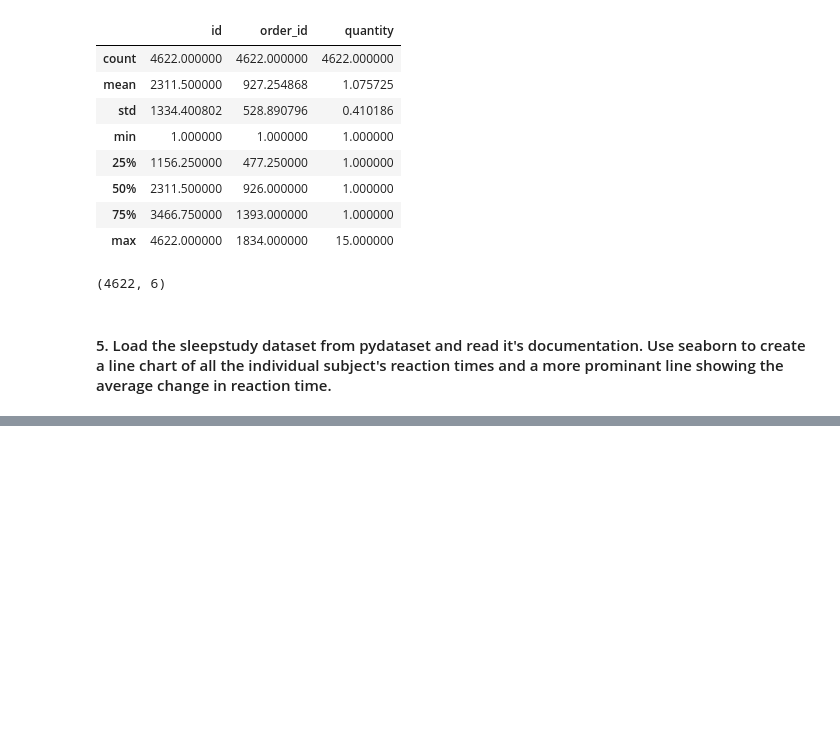
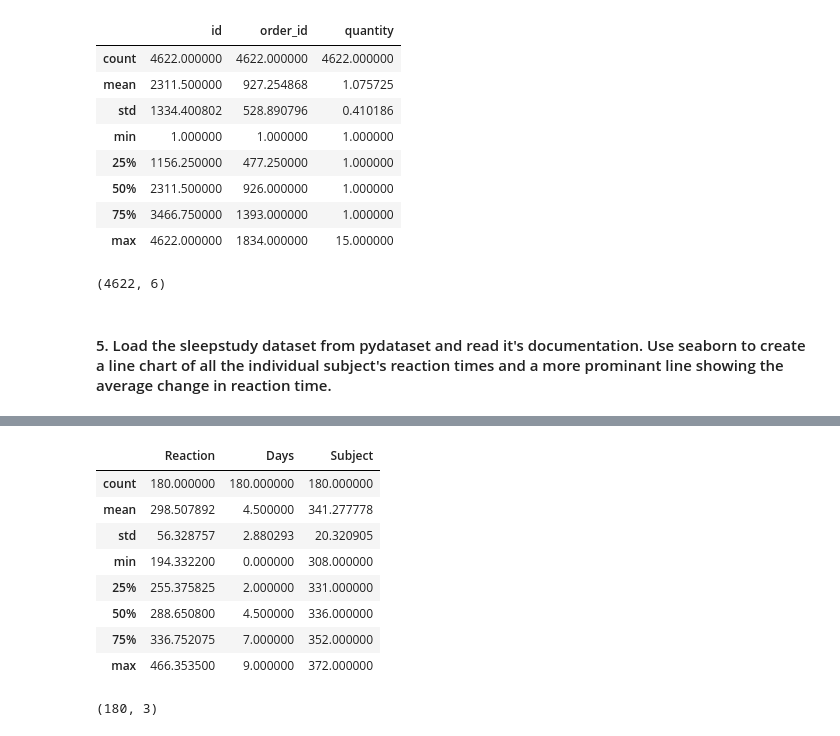
Before and after one commit to annie-carter/numpy-pandas-visualization-exercises, a Jupyter notebook: seaborn_exercises.ipynb, the cells around one changed output, grey strips where cells are left out. Saved outputs shown, nothing was run; the diff lists cells and outputs as text; code cells hidden in the pictures; blank space fills up the shorter version.

```diff
--- a/seaborn_exercises.ipynb
+++ b/seaborn_exercises.ipynb
@@ -292,0 +323,16 @@ most_rev = sum('item_price'* 'quanity')
+# %%
+sleepstudy.describe()
+# %% [output]
+|  | Reaction | Days | Subject |
+| count | 180.000000 | 180.000000 | 180.000000 |
+| mean | 298.507892 | 4.500000 | 341.277778 |
+| std | 56.328757 | 2.880293 | 20.320905 |
+| min | 194.332200 | 0.000000 | 308.000000 |
+| 25% | 255.375825 | 2.000000 | 331.000000 |
+| 50% | 288.650800 | 4.500000 | 336.000000 |
+| 75% | 336.752075 | 7.000000 | 352.000000 |
+| max | 466.353500 | 9.000000 | 372.000000 |
+# %%
+sleepstudy.shape
+# %% [output]
+(180, 3)
```
Also changed, not shown: parts of 4 cells of this notebook, 1 other file.
